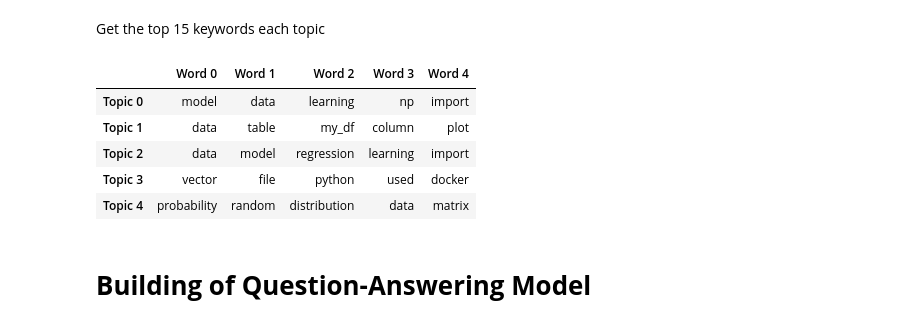
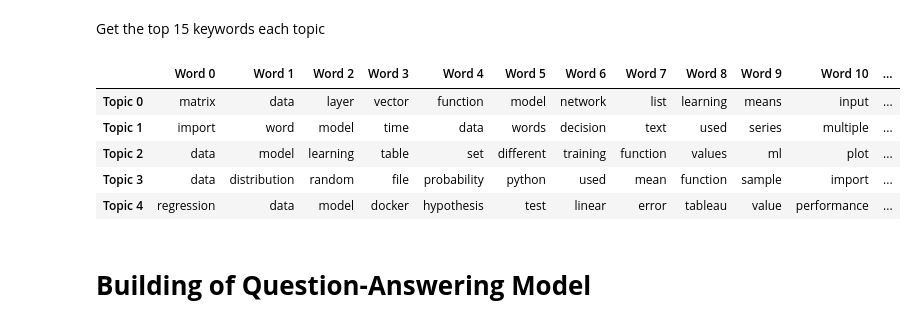
Before and after one commit to prabirdeb/Automated-Question-Answering-System, a Jupyter notebook: Automated_Question_Answering_Capstone_Project.ipynb, the cells around one changed output. Cells and saved outputs as stored; diff of their text form; code cells hidden in the pictures.

```diff
--- a/Automated_Question_Answering_Capstone_Project.ipynb
+++ b/Automated_Question_Answering_Capstone_Project.ipynb
@@ -226,0 +279,6 @@ plt.show()
+# %%
+# Joining the top words for vectorization
+data_science_df_clean['top_5_words_joined']=[' '.join(k) for k in data_science_df_clean['top_5_words']]
+# %%
+# Tokenization
+data_science_df_clean['data_tokens'] = [k.split() for k in data_science_df_clean['documents'].apply(text_process)]
@@ -227,10 +292,12 @@ plt.show()
 # %%
+# vectorization of documents
 count_vectorizer = CountVectorizer(stop_words='english', max_features=4000)
-text_sample = data_science_df['documents'].sample(n=99, random_state=0).values
 
-print('Document before vectorization: {}'.format(text_sample[10]))
+text_sample = data_science_df_clean['documents'].apply(text_process).values
+
+print('Document before vectorization: {}'.format(text_sample[0]))
 
 document_term_matrix = count_vectorizer.fit_transform(text_sample)
 
-print('Document after vectorization: \n{}'.format(document_term_matrix[10]))
+print('Document after vectorization: \n{}'.format(document_term_matrix[0]))
 # %% [output]
@@ -298,15 +340,15 @@ print(data_lemmatized[:1])
 # %% [markdown]
 Create the Document-Word matrix
 # %%
-vectorizer = CountVectorizer(analyzer='word',
-                             min_df=10,                        # minimum reqd occurences of a word
-                             stop_words='english',             # remove stop words
-                             lowercase=True,                   # convert all words to lowercase
-                             token_pattern='[a-zA-Z0-9]{3,}',  # num chars > 3
-                             # max_features=50000,             # max number of uniq words
-                            )
+# vectorizer = CountVectorizer(analyzer='word',
+#                              min_df=10,                        # minimum reqd occurences of a word
+#                              stop_words='english',             # remove stop words
+#                              lowercase=True,                   # convert all words to lowercase
+#                              token_pattern='[a-zA-Z0-9]{3,}',  # num chars > 3
+#                              # max_features=50000,             # max number of uniq words
+#                             )
 
-data_vectorized = vectorizer.fit_transform(data_lemmatized)
+# data_vectorized = vectorizer.fit_transform(data_lemmatized)
 # %% [markdown]
 Check the Sparsicity
 # %%
@@ -437,28 +495,28 @@ df_topic_keywords.head()
 Get the top 15 keywords each topic
 # %%
 # Show top n keywords for each topic
-def show_topics(vectorizer=count_vectorizer, lda_model=best_lda_model, n_words=5):
+def show_topics(vectorizer=count_vectorizer, lda_model=best_lda_model, n_words=15):
     keywords = np.array(vectorizer.get_feature_names())
     topic_keywords = []
     for topic_weights in lda_model.components_:
         top_keyword_locs = (-topic_weights).argsort()[:n_words]
         topic_keywords.append(keywords.take(top_keyword_locs))
     return topic_keywords
 
-topic_keywords = show_topics(vectorizer=count_vectorizer, lda_model=best_lda_model, n_words=5)
+topic_keywords = show_topics(vectorizer=count_vectorizer, lda_model=best_lda_model, n_words=15)
 
 # Topic - Keywords Dataframe
 df_topic_keywords = pd.DataFrame(topic_keywords)
 df_topic_keywords.columns = ['Word '+str(i) for i in range(df_topic_keywords.shape[1])]
 df_topic_keywords.index = ['Topic '+str(i) for i in range(df_topic_keywords.shape[0])]
 df_topic_keywords
 # %% [output]
-|  | Word 0 | Word 1 | Word 2 | Word 3 | Word 4 |
-| Topic 0 | model | data | learning | np | import |
-| Topic 1 | data | table | my_df | column | plot |
-| Topic 2 | data | model | regression | learning | import |
-| Topic 3 | vector | file | python | used | docker |
-| Topic 4 | probability | random | distribution | data | matrix |
+|  | Word 0 | Word 1 | Word 2 | Word 3 | Word 4 | Word 5 | Word 6 | Word 7 | Word 8 | Word 9 | Word 10 | ... |
+| Topic 0 | matrix | data | layer | vector | function | model | network | list | learning | means | input | ... |
+| Topic 1 | import | word | model | time | data | words | decision | text | used | series | multiple | ... |
+| Topic 2 | data | model | learning | table | set | different | training | function | values | ml | plot | ... |
+| Topic 3 | data | distribution | random | file | probability | python | used | mean | function | sample | import | ... |
+| Topic 4 | regression | data | model | docker | hypothesis | test | linear | error | tableau | value | performance | ... |
 # %% [markdown]
 # **Building of Question-Answering Model**
 # %%
```
Also changed, not shown: parts of 45 cells of this notebook.
